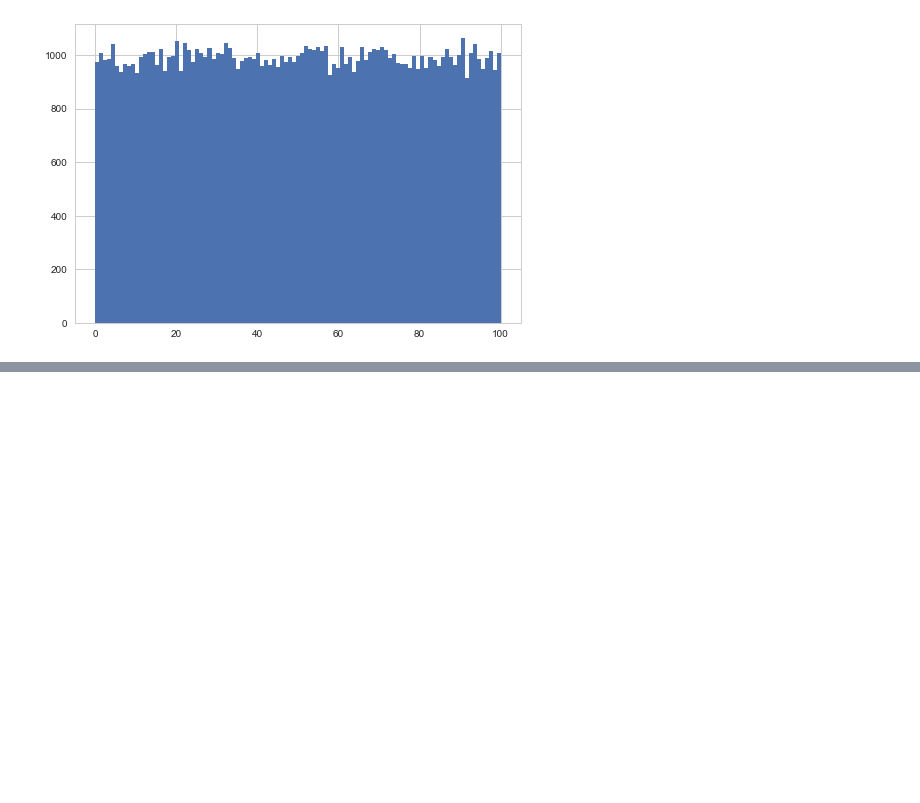
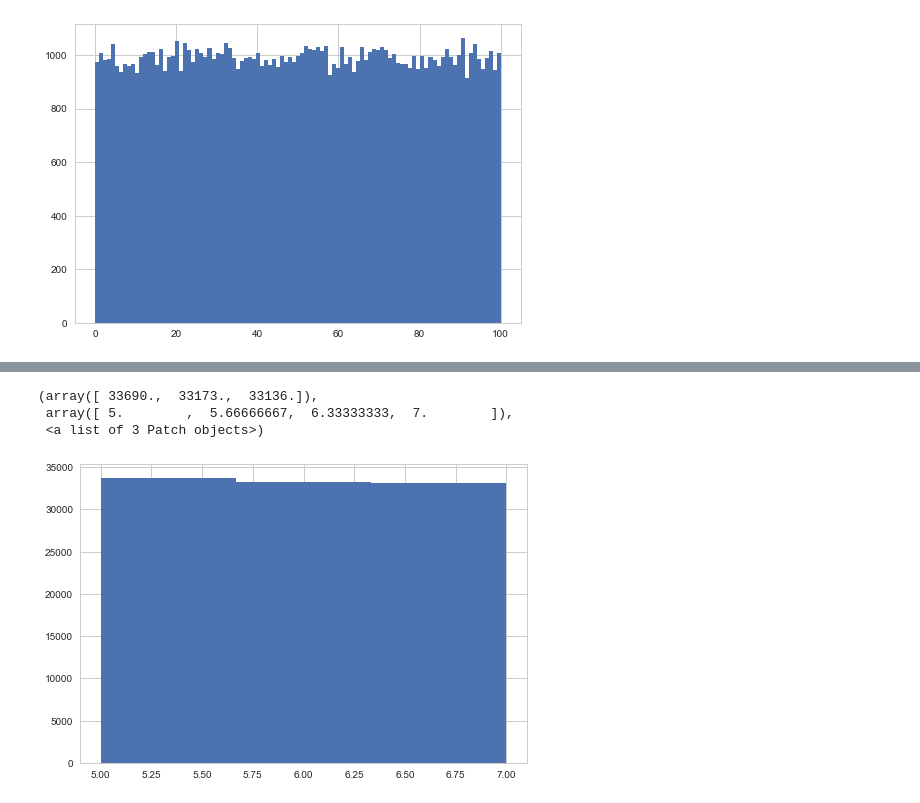
Before and after one commit to haematologic/clindev-algorithms, a Jupyter notebook: notebooks/02_random.ipynb, the cells around one changed output, grey strips where cells are left out. Saved outputs shown, nothing was run; the diff lists cells and outputs as text; code cells hidden in the pictures; blank space fills up the shorter version.

```diff
--- a/notebooks/02_random.ipynb
+++ b/notebooks/02_random.ipynb
@@ -82,0 +81,3 @@ plt.hist(df, bins=df[0].max()-df[0].min()+1)
+# %%
+df = pd.read_csv(f, header=None)
+df.describe()
@@ -82,0 +94,7 @@ plt.hist(df, bins=df[0].max()-df[0].min()+1)
+# %%
+plt.hist(df, bins=df[0].max()-df[0].min()+1)
+# %% [output]
+(array([ 33690.,  33173.,  33136.]),
+ array([ 5.        ,  5.66666667,  6.33333333,  7.        ]),
+ <a list of 3 Patch objects>)
+[figure, added]
```
Also changed, not shown: parts of 7 cells of this notebook.
